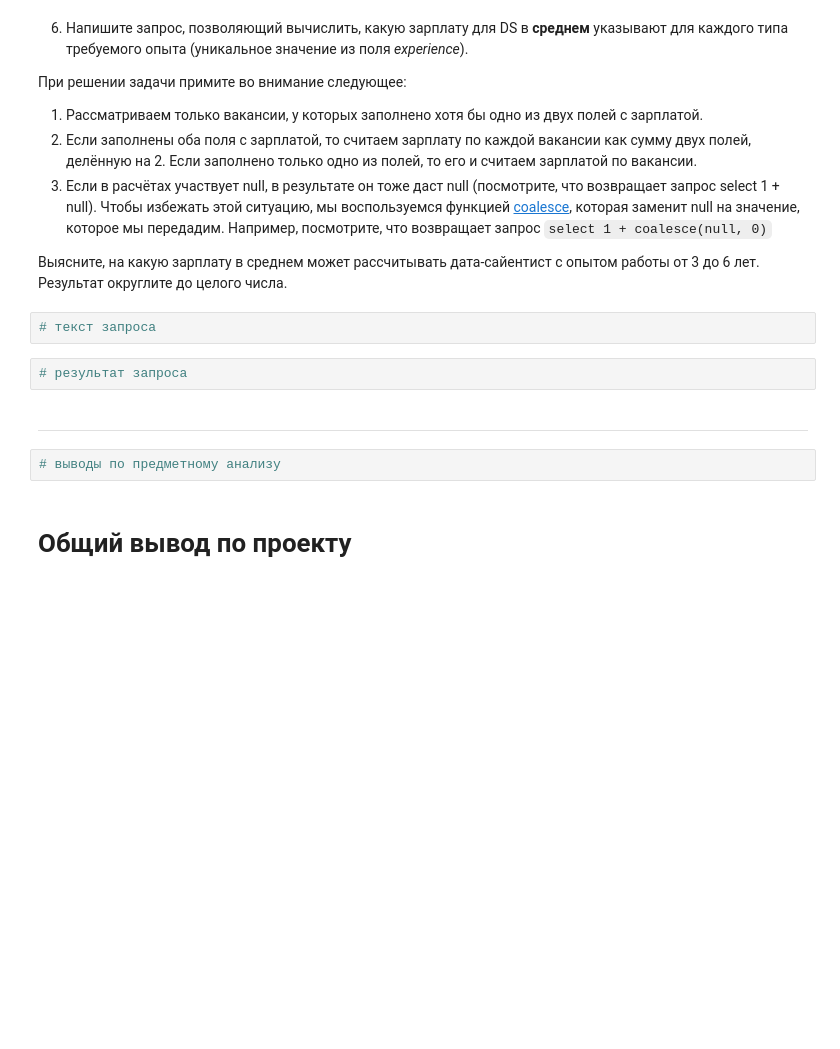
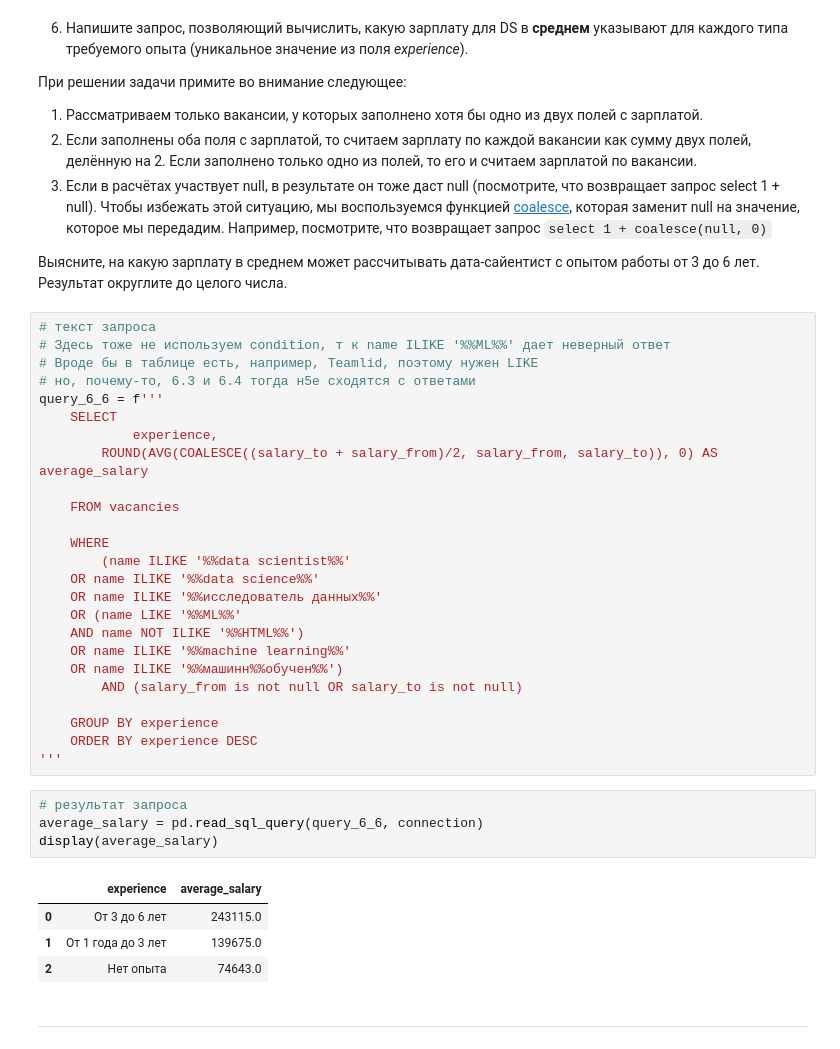
Before and after one commit to vokhmianin-da/Project2_HH_analysis, a Jupyter notebook: Project_2_Notebook.ipynb, the cells around one changed output. Cells and saved outputs as stored; diff of their text form; blank space fills up the shorter version.

```diff
--- a/Project_2_Notebook.ipynb
+++ b/Project_2_Notebook.ipynb
@@ -621,11 +708,37 @@ axes.set_title('Количество вакансий Яндекса в горо
 Выясните, на какую зарплату в среднем может рассчитывать дата-сайентист с опытом работы от 3 до 6 лет. Результат округлите до целого числа.
 # %%
 # текст запроса
+# Здесь тоже не используем condition, т к name ILIKE '%%ML%%' дает неверный ответ
+# Вроде бы в таблице есть, например, Teamlid, поэтому нужен LIKE
+# но, почему-то, 6.3 и 6.4 тогда н5е сходятся с ответами
+query_6_6 = f'''
+    SELECT
+            experience,
+        ROUND(AVG(COALESCE((salary_to + salary_from)/2, salary_from, salary_to)), 0) AS average_salary
+
+    FROM vacancies
+
+    WHERE
+        (name ILIKE '%%data scientist%%'
+    OR name ILIKE '%%data science%%'
+    OR name ILIKE '%%исследователь данных%%'
+    OR (name LIKE '%%ML%%'
+    AND name NOT ILIKE '%%HTML%%')
+    OR name ILIKE '%%machine learning%%'
+    OR name ILIKE '%%машинн%%обучен%%')
+        AND (salary_from is not null OR salary_to is not null)
+
+    GROUP BY experience
+    ORDER BY experience DESC
+'''
 # %%
 # результат запроса
+average_salary = pd.read_sql_query(query_6_6, connection)
+display(average_salary)
+# %% [output]
+|  | experience | average_salary |
+| 0 | От 3 до 6 лет | 243115.0 |
+| 1 | От 1 года до 3 лет | 139675.0 |
+| 2 | Нет опыта | 74643.0 |
 # %% [markdown]
 ***
-# %%
-# выводы по предметному анализу
-# %% [markdown]
-# Общий вывод по проекту
```
Also changed, not shown: parts of 24 cells of this notebook.
